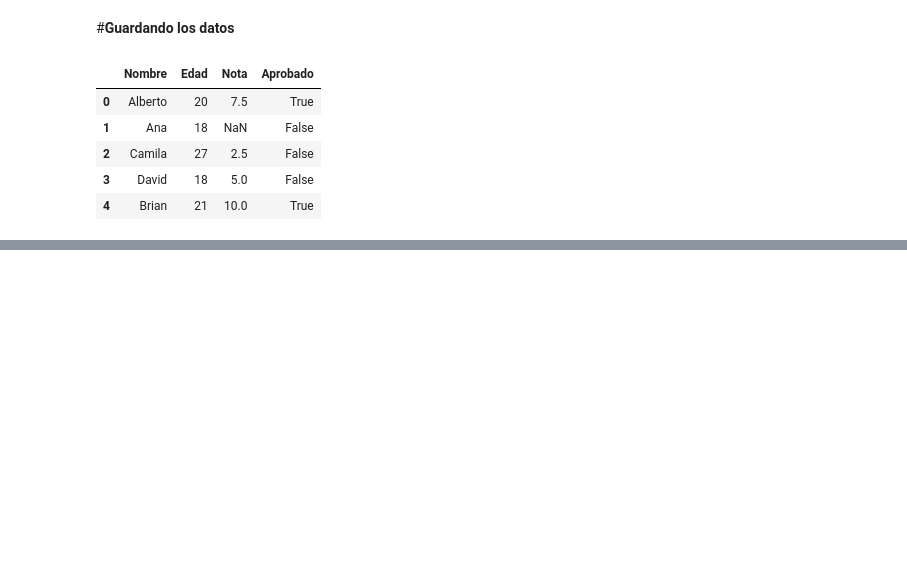
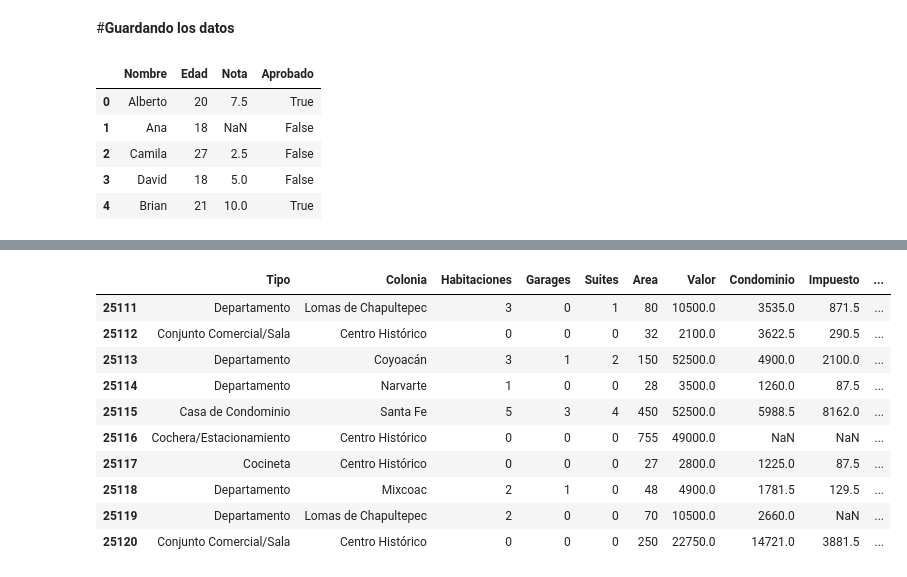
Before and after one commit to AbrahamMotaGomez/ChallengeAluraStoreLATAMAB, a Jupyter notebook: inmuebles_cdmx.ipynb, the cells around one changed output, grey strips where cells are left out. Saved outputs shown, nothing was run; the diff lists cells and outputs as text; code cells hidden in the pictures; blank space fills up the shorter version.

```diff
--- a/inmuebles_cdmx.ipynb
+++ b/inmuebles_cdmx.ipynb
@@ -275,0 +303,18 @@ alumnos.Nota.replace(7.0,8.0,inplace=True)
+# %%
+datos["Descripcion"]=datos["Tipo"]+" en la colonia "+datos["Colonia"]+" con "+datos["Habitaciones"].astype(str)+" habitaciones y "+datos["Garages"].astype(str)+" garajes"
+# %%
+datos["Suit_SN"]=datos["Suites"].apply(lambda x: "Si" if x>0 else "No")
+# %%
+datos.tail(10)
+# %% [output]
+|  | Tipo | Colonia | Habitaciones | Garages | Suites | Area | Valor | Condominio | Impuesto | ... |
+| 25111 | Departamento | Lomas de Chapultepec | 3 | 0 | 1 | 80 | 10500.0 | 3535.0 | 871.5 | ... |
+| 25112 | Conjunto Comercial/Sala | Centro Histórico | 0 | 0 | 0 | 32 | 2100.0 | 3622.5 | 290.5 | ... |
+| 25113 | Departamento | Coyoacán | 3 | 1 | 2 | 150 | 52500.0 | 4900.0 | 2100.0 | ... |
+| 25114 | Departamento | Narvarte | 1 | 0 | 0 | 28 | 3500.0 | 1260.0 | 87.5 | ... |
+| 25115 | Casa de Condominio | Santa Fe | 5 | 3 | 4 | 450 | 52500.0 | 5988.5 | 8162.0 | ... |
+| 25116 | Cochera/Estacionamiento | Centro Histórico | 0 | 0 | 0 | 755 | 49000.0 | NaN | NaN | ... |
+| 25117 | Cocineta | Centro Histórico | 0 | 0 | 0 | 27 | 2800.0 | 1225.0 | 87.5 | ... |
+| 25118 | Departamento | Mixcoac | 2 | 1 | 0 | 48 | 4900.0 | 1781.5 | 129.5 | ... |
+| 25119 | Departamento | Lomas de Chapultepec | 2 | 0 | 0 | 70 | 10500.0 | 2660.0 | NaN | ... |
+| 25120 | Conjunto Comercial/Sala | Centro Histórico | 0 | 0 | 0 | 250 | 22750.0 | 14721.0 | 3881.5 | ... |
```
Also changed, not shown: parts of 5 cells of this notebook.
